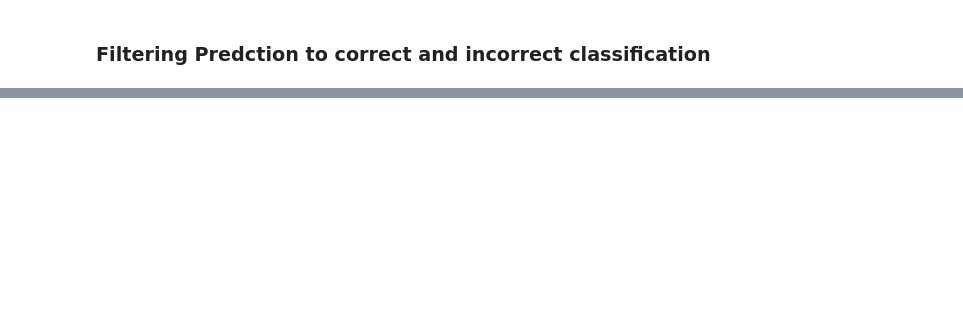
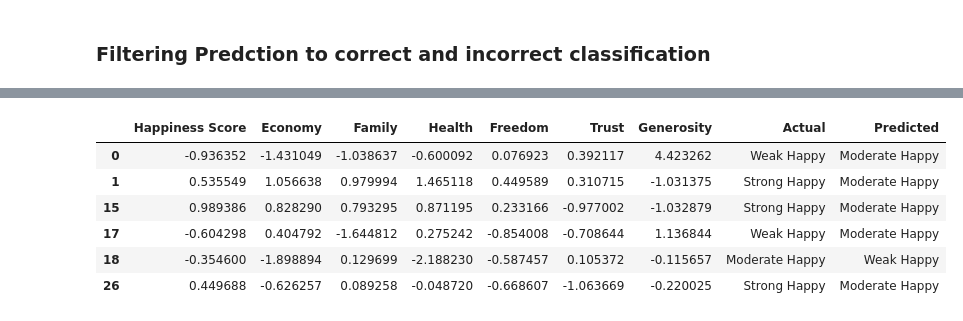
Before and after one commit to fairuznawar122/World-Happiness-Classification, a Jupyter notebook: World_Happiness_Classification_KNN.ipynb, the cells around one changed output, grey strips where cells are left out. Saved outputs shown, nothing was run; the diff lists cells and outputs as text; code cells hidden in the pictures; blank space fills up the shorter version.

```diff
--- a/World_Happiness_Classification_KNN.ipynb
+++ b/World_Happiness_Classification_KNN.ipynb
@@ -303,0 +323,10 @@ Correct Classifications:
+# %%
+incorrect_classifications
+# %% [output]
+|  | Happiness Score | Economy | Family | Health | Freedom | Trust | Generosity | Actual | Predicted |
+| 0 | -0.936352 | -1.431049 | -1.038637 | -0.600092 | 0.076923 | 0.392117 | 4.423262 | Weak Happy | Moderate Happy |
+| 1 | 0.535549 | 1.056638 | 0.979994 | 1.465118 | 0.449589 | 0.310715 | -1.031375 | Strong Happy | Moderate Happy |
+| 15 | 0.989386 | 0.828290 | 0.793295 | 0.871195 | 0.233166 | -0.977002 | -1.032879 | Strong Happy | Moderate Happy |
+| 17 | -0.604298 | 0.404792 | -1.644812 | 0.275242 | -0.854008 | -0.708644 | 1.136844 | Weak Happy | Moderate Happy |
+| 18 | -0.354600 | -1.898894 | 0.129699 | -2.188230 | -0.587457 | 0.105372 | -0.115657 | Moderate Happy | Weak Happy |
+| 26 | 0.449688 | -0.626257 | 0.089258 | -0.048720 | -0.668607 | -1.063669 | -0.220025 | Strong Happy | Moderate Happy |
```
Also changed, not shown: parts of 4 cells of this notebook.
